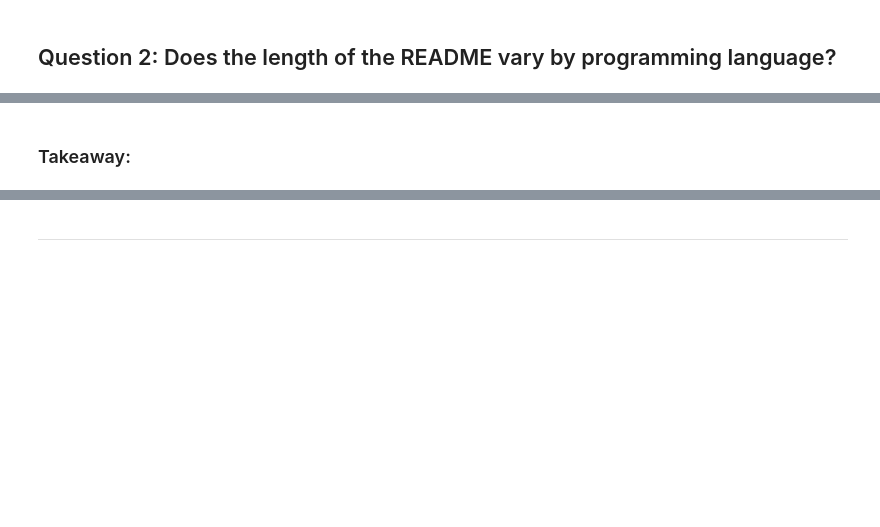
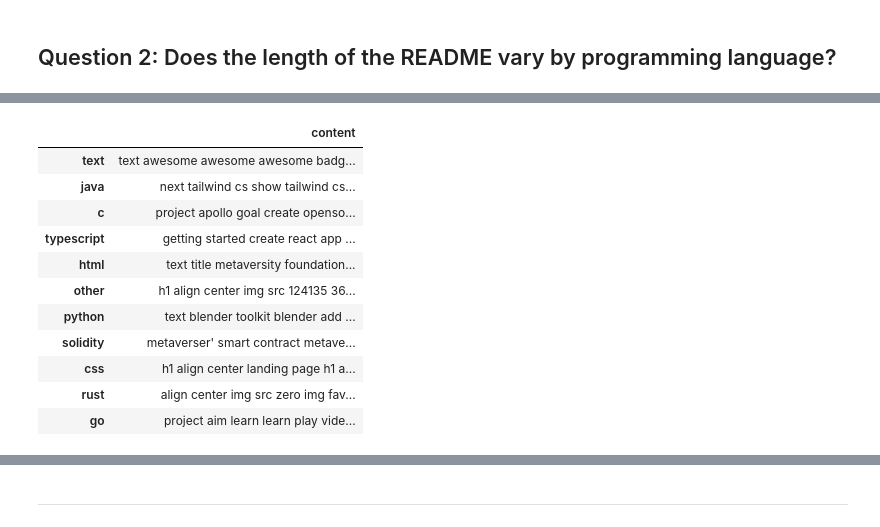
Before and after one commit to MBM-nlp/github_classification_project, a Jupyter notebook: meredith_eda.ipynb, the cells around one changed output, grey strips where cells are left out. Saved outputs shown, nothing was run; the diff lists cells and outputs as text; code cells hidden in the pictures; blank space fills up the shorter version.

```diff
--- a/meredith_eda.ipynb
+++ b/meredith_eda.ipynb
@@ -337,5 +339,16 @@ CSS            13
 Rust            9
 Go              8
 Name: language, dtype: int64
-# %% [markdown]
-### Takeaway:
+# %%
+# Concatenate readme content together for each language
+text = ' '.join(train[train.language == 'text'].readme_contents)
+java = ' '.join(train[train.language == 'Java'].readme_contents)
+c = ' '.join(train[train.language == 'C'].readme_contents)
+typescript = ' '.join(train[train.language == 'TypeScript'].readme_contents)
+html = ' '.join(train[train.language == 'HTML'].readme_contents)
+other = ' '.join(train[train.language == 'other'].readme_contents)
+python = ' '.join(train[train.language == 'Python'].readme_contents)
+solidity = ' '.join(train[train.language == 'Solidity'].readme_contents)
+css = ' '.join(train[train.language == 'CSS'].readme_contents)
+rust = ' '.join(train[train.language == 'Rust'].readme_contents)
+go = ' '.join(train[train.language == 'Go'].readme_contents)
@@ -341,0 +358,15 @@ Name: language, dtype: int64
+# %%
+language
+# %% [output]
+|  | content |
+| text | text awesome awesome awesome badg... |
+| java | next tailwind cs show tailwind cs... |
+| c | project apollo goal create openso... |
+| typescript | getting started create react app ... |
+| html | text title metaversity foundation... |
+| other | h1 align center img src 124135 36... |
+| python | text blender toolkit blender add ... |
+| solidity | metaverser' smart contract metave... |
+| css | h1 align center landing page h1 a... |
+| rust | align center img src zero img fav... |
+| go | project aim learn learn play vide... |
```
Also changed, not shown: parts of 18 cells of this notebook.
